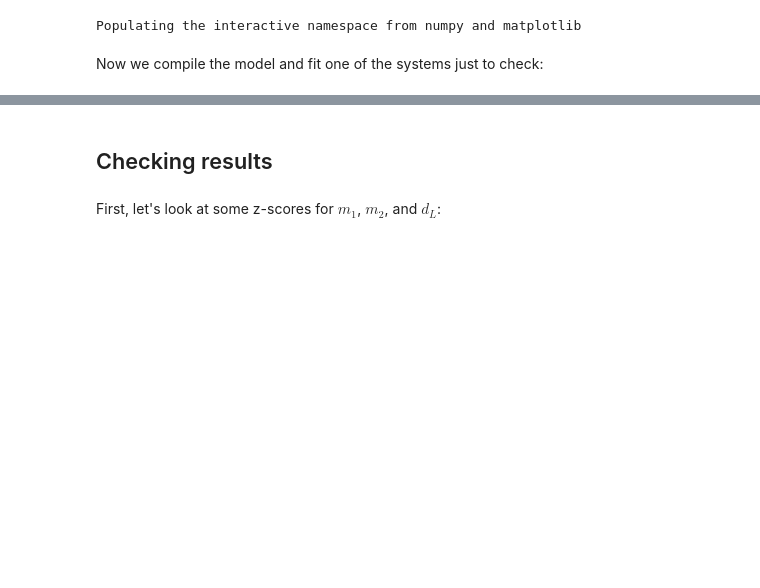
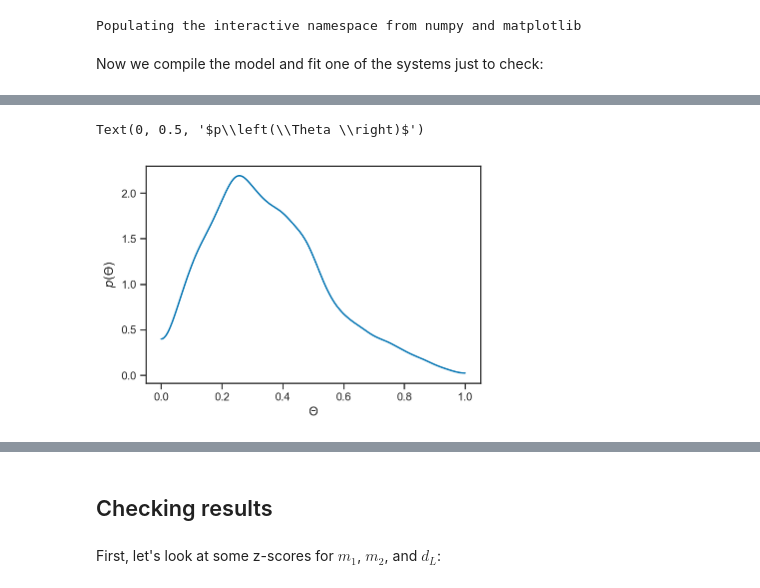
Before and after one commit to farr/PISNLineCosmography, a Jupyter notebook: InferParameters.ipynb, the cells around one changed output, grey strips where cells are left out. Cells and saved outputs as stored; diff of their text form; code cells hidden in the pictures; blank space fills up the shorter version.

```diff
--- a/InferParameters.ipynb
+++ b/InferParameters.ipynb
@@ -46,7 +47,3 @@ with h5py.File('observations.h5', 'r') as f:
     sigma_eta = array(f['sigma_eta'])
     sigma_rho = array(f['sigma_rho'])
     sigma_theta = array(f['sigma_t'])
-
-with h5py.File('optimal_snr.h5', 'r') as f:
-    ms_osnr = array(f['ms'])
-    osnrs = array(f['SNR'])
@@ -114,10 +49,0 @@ Execute the cell below if you want to re-start the fit from the beginning:
-# %%
-with h5py.File('observations.h5', 'a') as f:
-    #del f['posteriors']
-    pg = f.create_group('posteriors')
-    nobs = len(mcobs)
-    nsamp = 4000
-    pg.create_dataset('dl', data=zeros((nobs, nsamp)), compression='gzip', shuffle=True)
-    pg.create_dataset('m1det', data=zeros((nobs, nsamp)), compression='gzip', shuffle=True)
-    pg.create_dataset('m2det', data=zeros((nobs, nsamp)), compression='gzip', shuffle=True)
-    pg.create_dataset('theta', data=zeros((nobs, nsamp)), compression='gzip', shuffle=True)
@@ -160,0 +99,14 @@ with h5py.File('observations.h5', 'a') as f:
+# %%
+with h5py.File('thetas.h5', 'r') as f:
+    t = array(f['Theta'])
+kde = ss.gaussian_kde(t)
+ts = linspace(0, 1, 1000)
+ps = kde(ts) + kde(-ts) + kde(2-ts)
+ptheta = interp1d(ts, ps)
+
+plot(ts, ps)
+xlabel(r'$\Theta$')
+ylabel(r'$p\left(\Theta \right)$')
+# %% [output]
+Text(0, 0.5, '$p\\left(\\Theta \\right)$')
+[figure, added]
```
Also changed, not shown: parts of 25 cells of this notebook, 4 other files.
